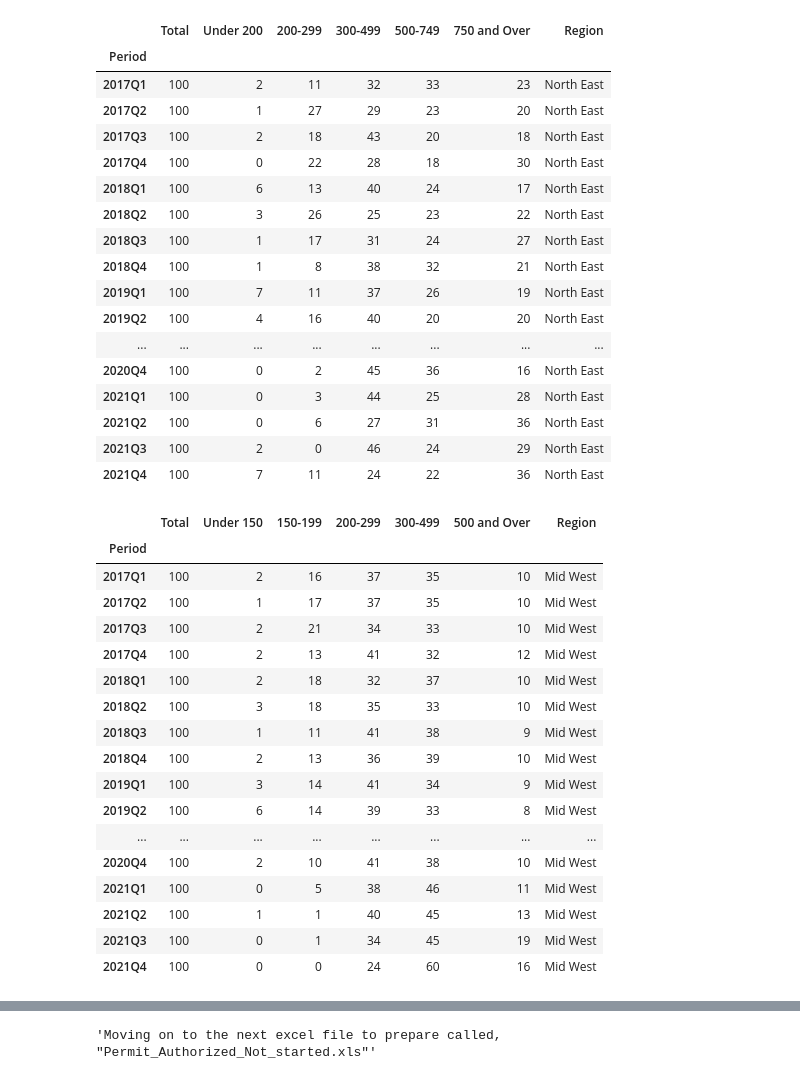
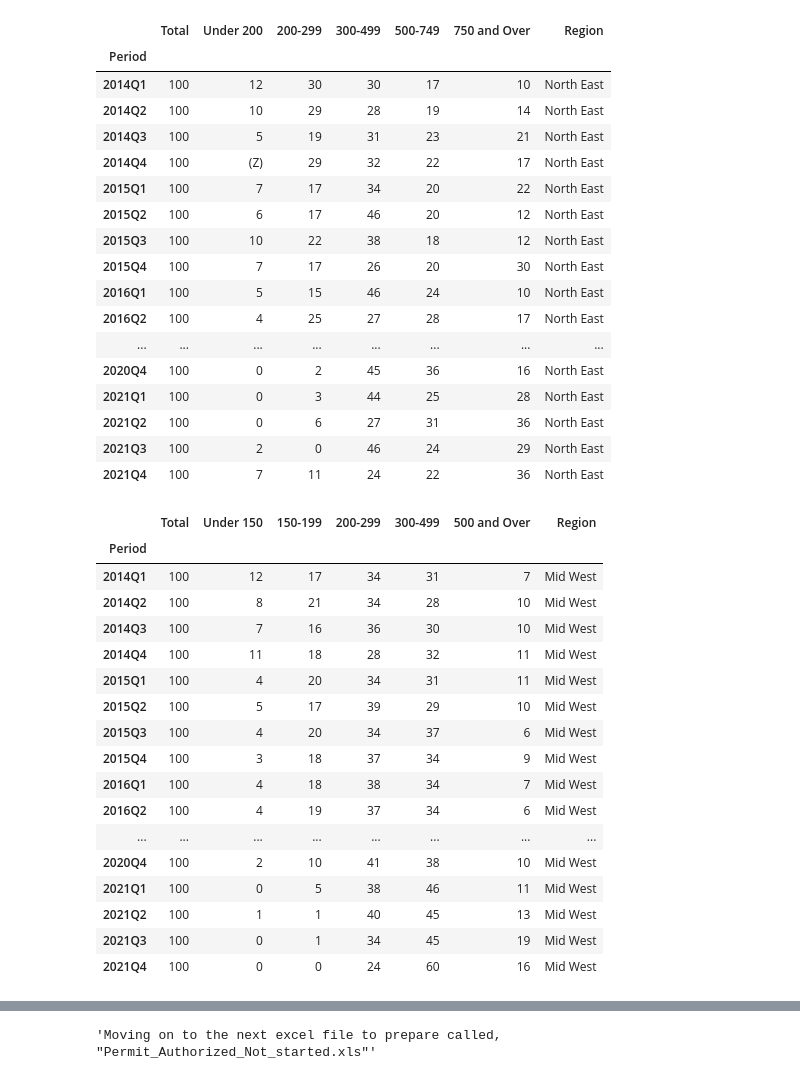
Before and after one commit to tiko148/Construction_EDA, a Jupyter notebook: data_preparation_1.ipynb, the cells around one changed output, grey strips where cells are left out. Saved outputs shown, nothing was run; the diff lists cells and outputs as text; code cells hidden in the pictures.

```diff
--- a/data_preparation_1.ipynb
+++ b/data_preparation_1.ipynb
@@ -8,25 +8,25 @@ pd.set_option("display.max_rows", None)
 # %%
 '''Reading data for all houses sold in North Eeast from 2017- 2021'''
 North_East = pd.read_excel("New_Houses_Sold_region_SalesPrice.xls",sheet_name="QtrSalGrp Reg Pct",header=None, names=["Period", "Total", "Under 200", "200-299","300-499",
-                                                                 "500-749","750 and Over",],skiprows=69, nrows= 20,
+                                                                 "500-749","750 and Over",],skiprows=57, nrows= 32,
                                                                   index_col = None, usecols="A:G")
 North_East['Region'] = 'North East'
 North_East.set_index('Period', inplace =True)
 North_East
 #[Thousands of houses.  Components may not add to total because of rounding].
 # %% [output]
 |  | Total | Under 200 | 200-299 | 300-499 | 500-749 | 750 and Over | Region |
 | Period |  |  |  |  |  |  |  |
-| 2017Q1 | 100 | 2 | 11 | 32 | 33 | 23 | North East |
-| 2017Q2 | 100 | 1 | 27 | 29 | 23 | 20 | North East |
-| 2017Q3 | 100 | 2 | 18 | 43 | 20 | 18 | North East |
-| 2017Q4 | 100 | 0 | 22 | 28 | 18 | 30 | North East |
-| 2018Q1 | 100 | 6 | 13 | 40 | 24 | 17 | North East |
-| 2018Q2 | 100 | 3 | 26 | 25 | 23 | 22 | North East |
-| 2018Q3 | 100 | 1 | 17 | 31 | 24 | 27 | North East |
-| 2018Q4 | 100 | 1 | 8 | 38 | 32 | 21 | North East |
-| 2019Q1 | 100 | 7 | 11 | 37 | 26 | 19 | North East |
-| 2019Q2 | 100 | 4 | 16 | 40 | 20 | 20 | North East |
+| 2014Q1 | 100 | 12 | 30 | 30 | 17 | 10 | North East |
+| 2014Q2 | 100 | 10 | 29 | 28 | 19 | 14 | North East |
+| 2014Q3 | 100 | 5 | 19 | 31 | 23 | 21 | North East |
+| 2014Q4 | 100 | (Z) | 29 | 32 | 22 | 17 | North East |
+| 2015Q1 | 100 | 7 | 17 | 34 | 20 | 22 | North East |
+| 2015Q2 | 100 | 6 | 17 | 46 | 20 | 12 | North East |
+| 2015Q3 | 100 | 10 | 22 | 38 | 18 | 12 | North East |
+| 2015Q4 | 100 | 7 | 17 | 26 | 20 | 30 | North East |
+| 2016Q1 | 100 | 5 | 15 | 46 | 24 | 10 | North East |
+| 2016Q2 | 100 | 4 | 25 | 27 | 28 | 17 | North East |
 | ... | ... | ... | ... | ... | ... | ... | ... |
 | 2020Q4 | 100 | 0 | 2 | 45 | 36 | 16 | North East |
 | 2021Q1 | 100 | 0 | 3 | 44 | 25 | 28 | North East |
@@ -36,7 +36,7 @@ North_East
 # %%
 '''Reading data for all houses sold in Mid West from 2017- 2021'''
 Mid_West = pd.read_excel("New_Houses_Sold_region_SalesPrice.xls",sheet_name="QtrSalGrp Reg Pct",header=None, names=["Period", "Total", "Under 150", "150-199","200-299",
-                                                                 "300-499","500 and Over",],skiprows=69, nrows= 20,
+                                                                 "300-499","500 and Over",],skiprows=57, nrows= 32,
                                                                   index_col = None, usecols="A,H:M")
 
 Mid_West['Region'] = 'Mid West'
@@ -45,16 +45,16 @@ Mid_West
 # %% [output]
 |  | Total | Under 150 | 150-199 | 200-299 | 300-499 | 500 and Over | Region |
 | Period |  |  |  |  |  |  |  |
-| 2017Q1 | 100 | 2 | 16 | 37 | 35 | 10 | Mid West |
-| 2017Q2 | 100 | 1 | 17 | 37 | 35 | 10 | Mid West |
-| 2017Q3 | 100 | 2 | 21 | 34 | 33 | 10 | Mid West |
-| 2017Q4 | 100 | 2 | 13 | 41 | 32 | 12 | Mid West |
-| 2018Q1 | 100 | 2 | 18 | 32 | 37 | 10 | Mid West |
-| 2018Q2 | 100 | 3 | 18 | 35 | 33 | 10 | Mid West |
-| 2018Q3 | 100 | 1 | 11 | 41 | 38 | 9 | Mid West |
-| 2018Q4 | 100 | 2 | 13 | 36 | 39 | 10 | Mid West |
-| 2019Q1 | 100 | 3 | 14 | 41 | 34 | 9 | Mid West |
-| 2019Q2 | 100 | 6 | 14 | 39 | 33 | 8 | Mid West |
+| 2014Q1 | 100 | 12 | 17 | 34 | 31 | 7 | Mid West |
+| 2014Q2 | 100 | 8 | 21 | 34 | 28 | 10 | Mid West |
+| 2014Q3 | 100 | 7 | 16 | 36 | 30 | 10 | Mid West |
+| 2014Q4 | 100 | 11 | 18 | 28 | 32 | 11 | Mid West |
+| 2015Q1 | 100 | 4 | 20 | 34 | 31 | 11 | Mid West |
+| 2015Q2 | 100 | 5 | 17 | 39 | 29 | 10 | Mid West |
+| 2015Q3 | 100 | 4 | 20 | 34 | 37 | 6 | Mid West |
+| 2015Q4 | 100 | 3 | 18 | 37 | 34 | 9 | Mid West |
+| 2016Q1 | 100 | 4 | 18 | 38 | 34 | 7 | Mid West |
+| 2016Q2 | 100 | 4 | 19 | 37 | 34 | 6 | Mid West |
 | ... | ... | ... | ... | ... | ... | ... | ... |
 | 2020Q4 | 100 | 2 | 10 | 41 | 38 | 10 | Mid West |
 | 2021Q1 | 100 | 0 | 5 | 38 | 46 | 11 | Mid West |
```
Also changed, not shown: parts of 6 cells of this notebook, 5 other files.
